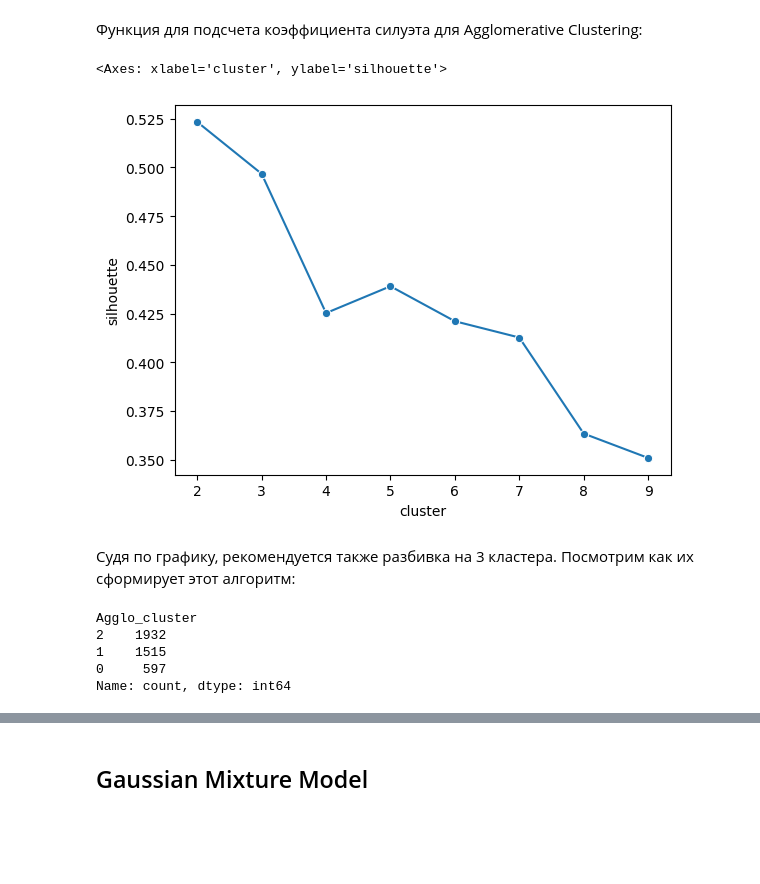
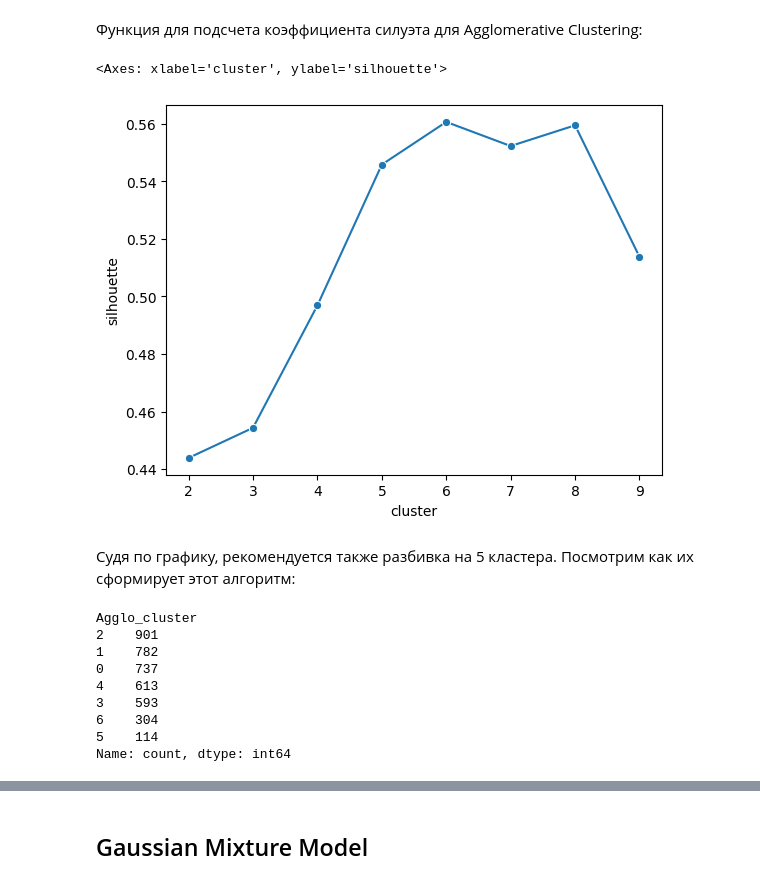
Before and after one commit to AnaSemina/Public-Rep, a Jupyter notebook: Сегментация клиентов онлайн магазина подарков/PROJECT-6._Сегментация_клиентов_онлайн-магазина.ipynb, the cells around one changed output, grey strips where cells are left out. Drawn from its saved outputs; the diff is of its cells as text; code cells hidden in the pictures; blank space fills up the shorter version.

```diff
--- a/Сегментация клиентов онлайн магазина подарков/PROJECT-6._Сегментация_клиентов_онлайн-магазина.ipynb
+++ b/Сегментация клиентов онлайн магазина подарков/PROJECT-6._Сегментация_клиентов_онлайн-магазина.ipynb
@@ -733,0 +753,7 @@ print(rfm_pca)
+# %%
+pipeline_preprocessing_new = Pipeline([
+    ('scaler', StandardScaler()),
+    ('tsne', TSNE(n_components=2,perplexity=50, learning_rate=500,n_iter=5000,random_state=100))]) #возьмем оптимальное значение perplexity=50,
+#так как у нас достаточное кол-во объектов в выборке.
+rfm_tsne = pipeline_preprocessing_new.fit_transform(rfm_table)
+print(rfm_tsne)
@@ -749,7 +791,7 @@ def get_silhouette(cluster_num, X):
 silhouette_res = {"silhouette": [], "cluster": []}
 
 for cluster_num in range(2, 10):
-    silhouette_res["silhouette"].append(get_silhouette(cluster_num, rfm_pca))
+    silhouette_res["silhouette"].append(get_silhouette(cluster_num, rfm_tsne))
     silhouette_res["cluster"].append(cluster_num)
 
 # сохраним в датафрейм значение силуэта и количество кластеров
@@ -764,6 +806,6 @@ sns.lineplot(data=silhouette_df, x="cluster", y="silhouette", marker= "o")
 # %%
-kmeans = KMeans(n_clusters=3, random_state=42)
-kmeans.fit(rfm_pca)
+kmeans = KMeans(n_clusters=7, random_state=42)
+kmeans.fit(rfm_tsne)
 rfm_table['Kmeans_cluster'] = kmeans.labels_
 rfm_table.Kmeans_cluster.value_counts()
 # %% [output]
@@ -809,29 +872,33 @@ def get_agglosilhouette(cluster_num, X):
 # %%
 # создадим пустой словарь, ключами будут силуэт и количество кластеров
 silhouette_res = {"silhouette": [], "cluster": []}
 
 for cluster_num in range(2, 10):
-    silhouette_res["silhouette"].append(get_agglosilhouette(cluster_num, rfm_pca))
+    silhouette_res["silhouette"].append(get_agglosilhouette(cluster_num, rfm_tsne))
     silhouette_res["cluster"].append(cluster_num)
 
 # сохраним в датафрейм значение силуэта и количество кластеров
 silhouette_df = pd.DataFrame(silhouette_res)
 
 # визуализируем зависимость значения инерции от количества кластеров
 sns.lineplot(data=silhouette_df, x="cluster", y="silhouette", marker= "o")
 # %% [output]
 <Axes: xlabel='cluster', ylabel='silhouette'>
-[figure, old version]
+[figure, new version]
 # %% [markdown]
-Судя по графику, рекомендуется также разбивка на 3 кластера. Посмотрим как их сформирует этот алгоритм:
+Судя по графику, рекомендуется также разбивка на 5 кластера. Посмотрим как их сформирует этот алгоритм:
 # %%
-agglo_clust = AgglomerativeClustering(n_clusters=3,linkage='ward')
-agglo_clust.fit(rfm_table)
+agglo_clust = AgglomerativeClustering(n_clusters=7,linkage='ward')
+agglo_clust.fit(rfm_tsne)
 rfm_table['Agglo_cluster'] = agglo_clust.labels_
 rfm_table.Agglo_cluster.value_counts()
 # %% [output]
 Agglo_cluster
-2    1932
-1    1515
-0     597
+2    901
+1    782
+0    737
+4    613
+3    593
+6    304
+5    114
 Name: count, dtype: int64
```
Also changed, not shown: parts of 42 cells of this notebook, 2 other files.
